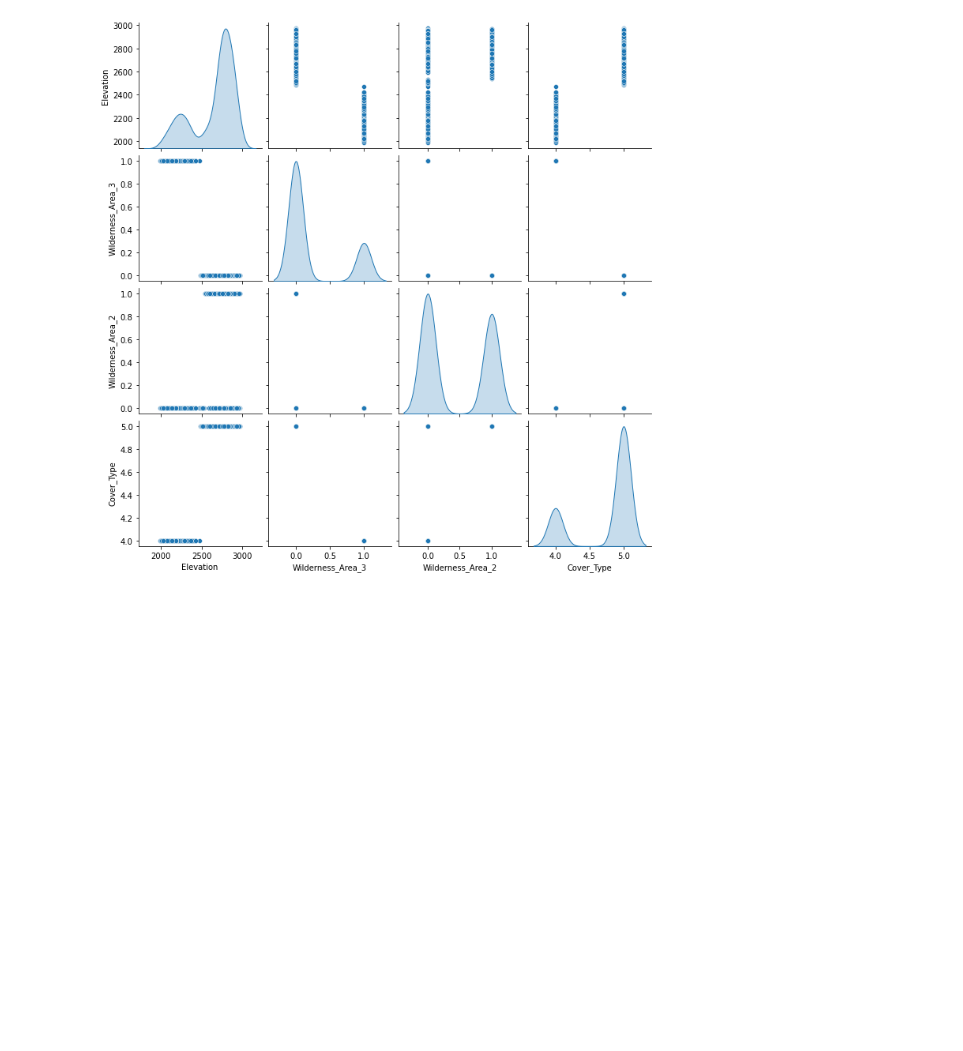
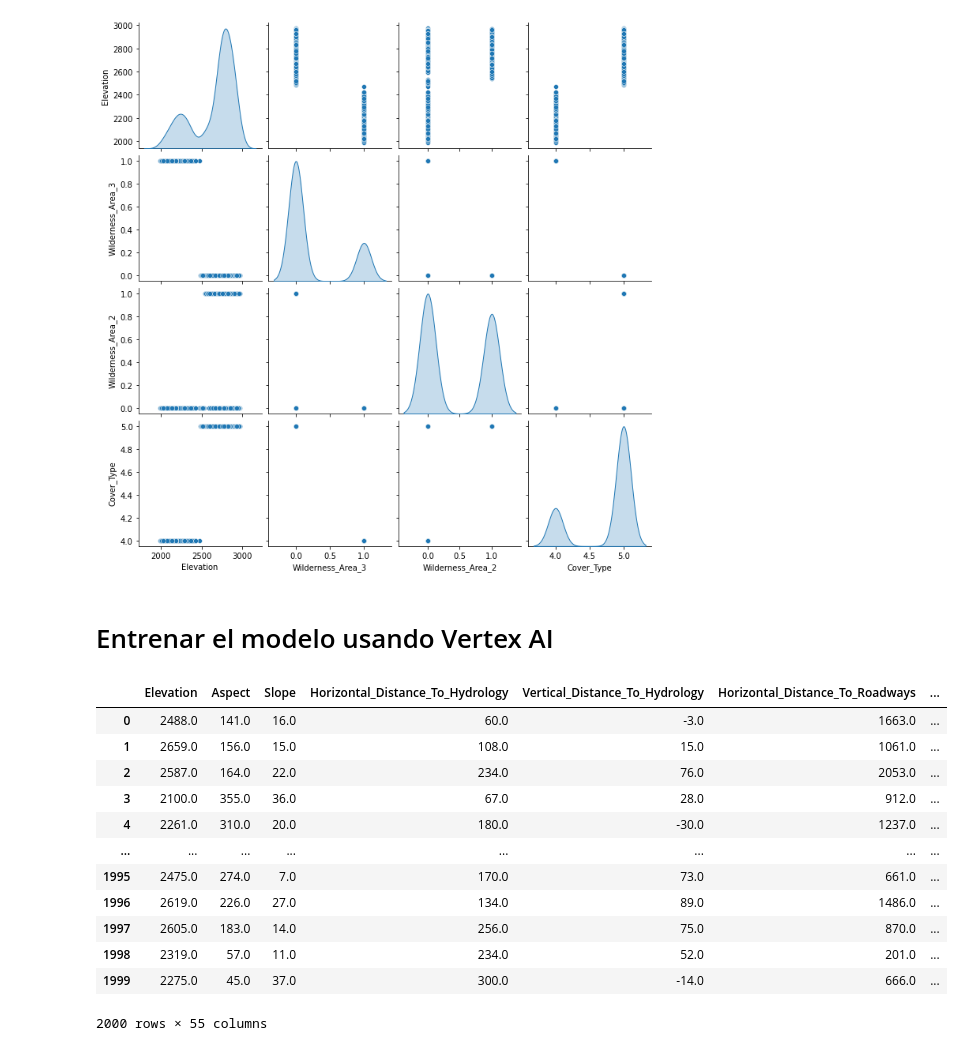
Before and after one commit to almall/GCPDeploymentCourse, a Jupyter notebook: 2-AutoML.ipynb, the cells around one changed output. Drawn from its saved outputs; the diff is of its cells as text; code cells hidden in the pictures; blank space fills up the shorter version.

```diff
--- a/2-AutoML.ipynb
+++ b/2-AutoML.ipynb
@@ -106,3 +113,21 @@ sns.pairplot(df.head(1000)[["Elevation", "Wilderness_Area_3", "Wilderness_Area_2
 # %% [output]
 <seaborn.axisgrid.PairGrid at 0x...>
 [figure]
+# %% [markdown]
+# Entrenar el modelo usando Vertex AI
+# %%
+df
+# %% [output]
+|  | Elevation | Aspect | Slope | Horizontal_Distance_To_Hydrology | Vertical_Distance_To_Hydrology | Horizontal_Distance_To_Roadways | ... |
+| 0 | 2488.0 | 141.0 | 16.0 | 60.0 | -3.0 | 1663.0 | ... |
+| 1 | 2659.0 | 156.0 | 15.0 | 108.0 | 15.0 | 1061.0 | ... |
+| 2 | 2587.0 | 164.0 | 22.0 | 234.0 | 76.0 | 2053.0 | ... |
+| 3 | 2100.0 | 355.0 | 36.0 | 67.0 | 28.0 | 912.0 | ... |
+| 4 | 2261.0 | 310.0 | 20.0 | 180.0 | -30.0 | 1237.0 | ... |
+| ... | ... | ... | ... | ... | ... | ... | ... |
+| 1995 | 2475.0 | 274.0 | 7.0 | 170.0 | 73.0 | 661.0 | ... |
+| 1996 | 2619.0 | 226.0 | 27.0 | 134.0 | 89.0 | 1486.0 | ... |
+| 1997 | 2605.0 | 183.0 | 14.0 | 256.0 | 75.0 | 870.0 | ... |
+| 1998 | 2319.0 | 57.0 | 11.0 | 234.0 | 52.0 | 201.0 | ... |
+| 1999 | 2275.0 | 45.0 | 37.0 | 300.0 | -14.0 | 666.0 | ... |
+2000 rows × 55 columns
```
Also changed, not shown: parts of 7 cells of this notebook, 6 other files.
